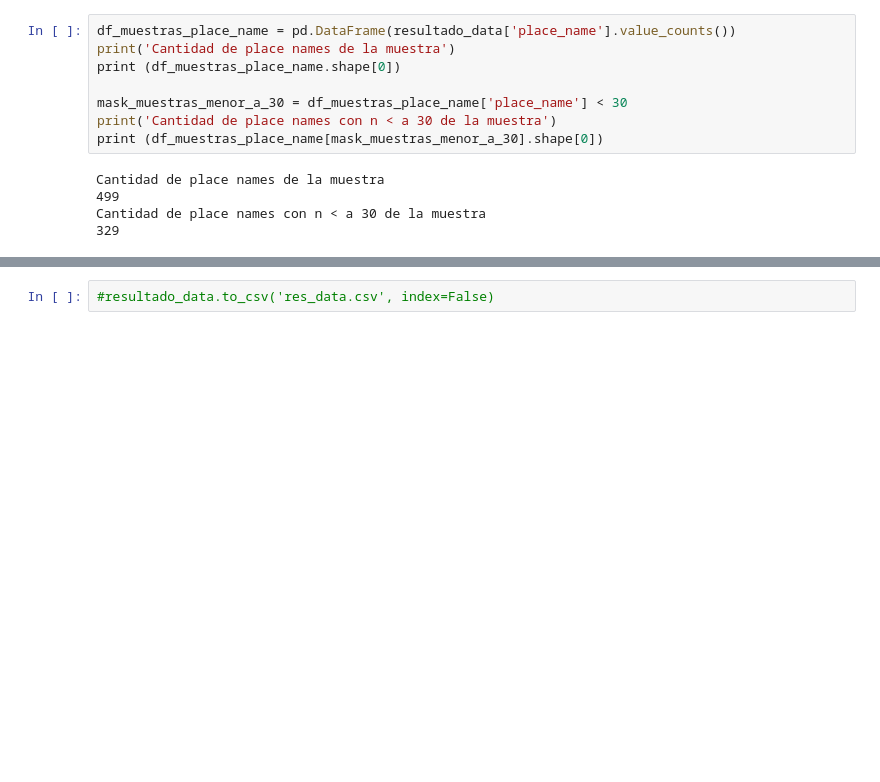
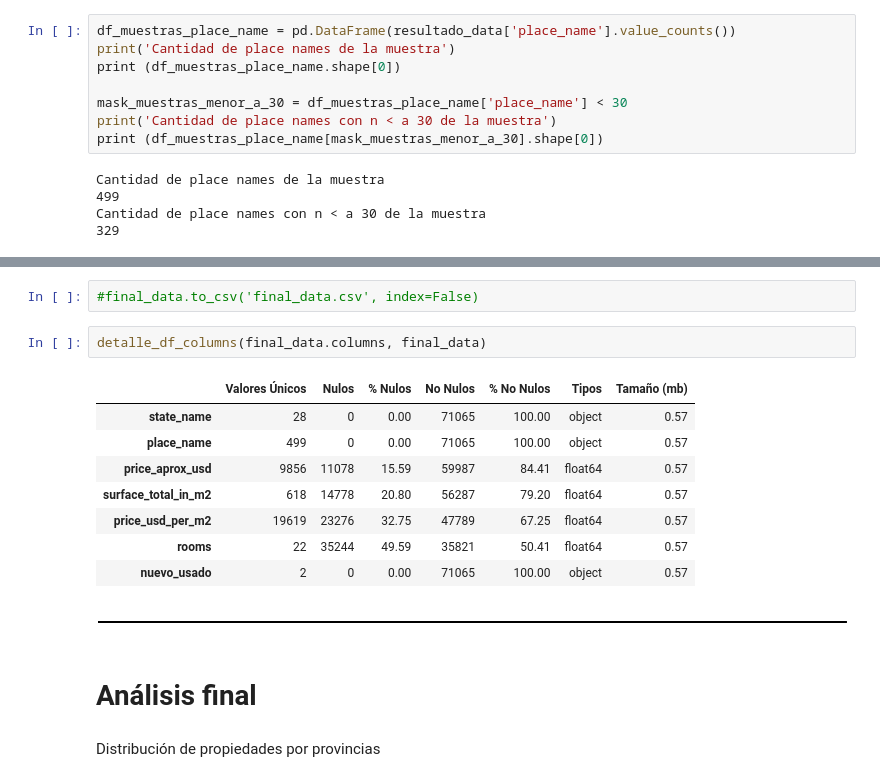
Before and after one commit to Sergio-Piazza/TP1_Grupo_7_Dhdsblend, a Jupyter notebook: Desafio_1_Grupo_7.ipynb, the cells around one changed output, grey strips where cells are left out. Saved outputs shown, nothing was run; the diff lists cells and outputs as text; blank space fills up the shorter version.

```diff
--- a/Desafio_1_Grupo_7.ipynb
+++ b/Desafio_1_Grupo_7.ipynb
@@ -1393,2 +1643,19 @@ Index(['Unnamed: 0', 'operation', 'property_type', 'place_name',
 # %%
-#resultado_data.to_csv('res_data.csv', index=False)
+#final_data.to_csv('final_data.csv', index=False)
+# %%
+detalle_df_columns(final_data.columns, final_data)
+# %% [output]
+|  | Valores Únicos | Nulos | % Nulos | No Nulos | % No Nulos | Tipos | Tamaño (mb) |
+| state_name | 28 | 0 | 0.00 | 71065 | 100.00 | object | 0.57 |
+| place_name | 499 | 0 | 0.00 | 71065 | 100.00 | object | 0.57 |
+| price_aprox_usd | 9856 | 11078 | 15.59 | 59987 | 84.41 | float64 | 0.57 |
+| surface_total_in_m2 | 618 | 14778 | 20.80 | 56287 | 79.20 | float64 | 0.57 |
+| price_usd_per_m2 | 19619 | 23276 | 32.75 | 47789 | 67.25 | float64 | 0.57 |
+| rooms | 22 | 35244 | 49.59 | 35821 | 50.41 | float64 | 0.57 |
+| nuevo_usado | 2 | 0 | 0.00 | 71065 | 100.00 | object | 0.57 |
+# %% [markdown]
+![Linea_divisoria.png](attachment:Linea_divisoria.png)
+# %% [markdown]
+# Análisis final
+# %% [markdown]
+Distribución de propiedades por provincias
```
Also changed, not shown: parts of 44 cells of this notebook.
